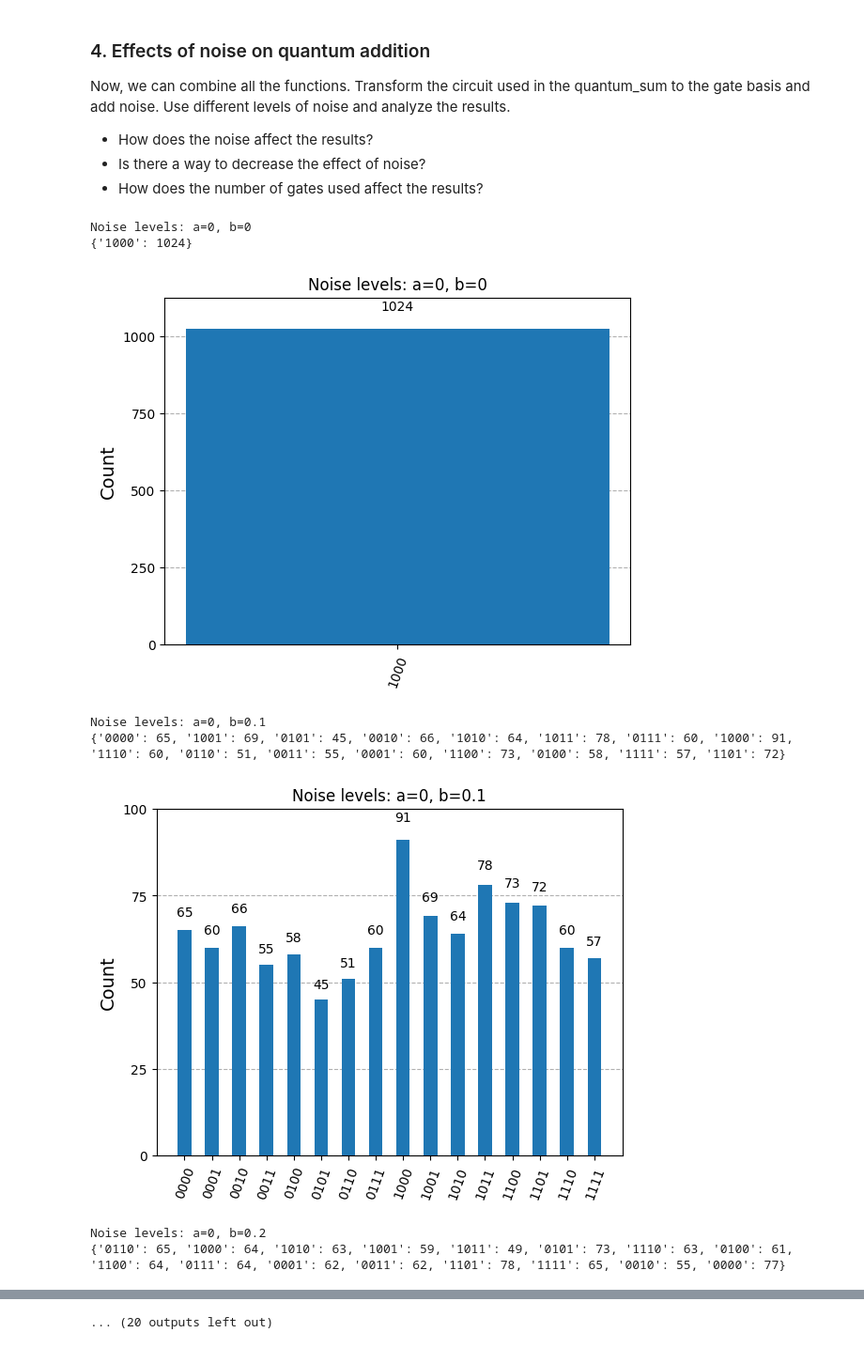
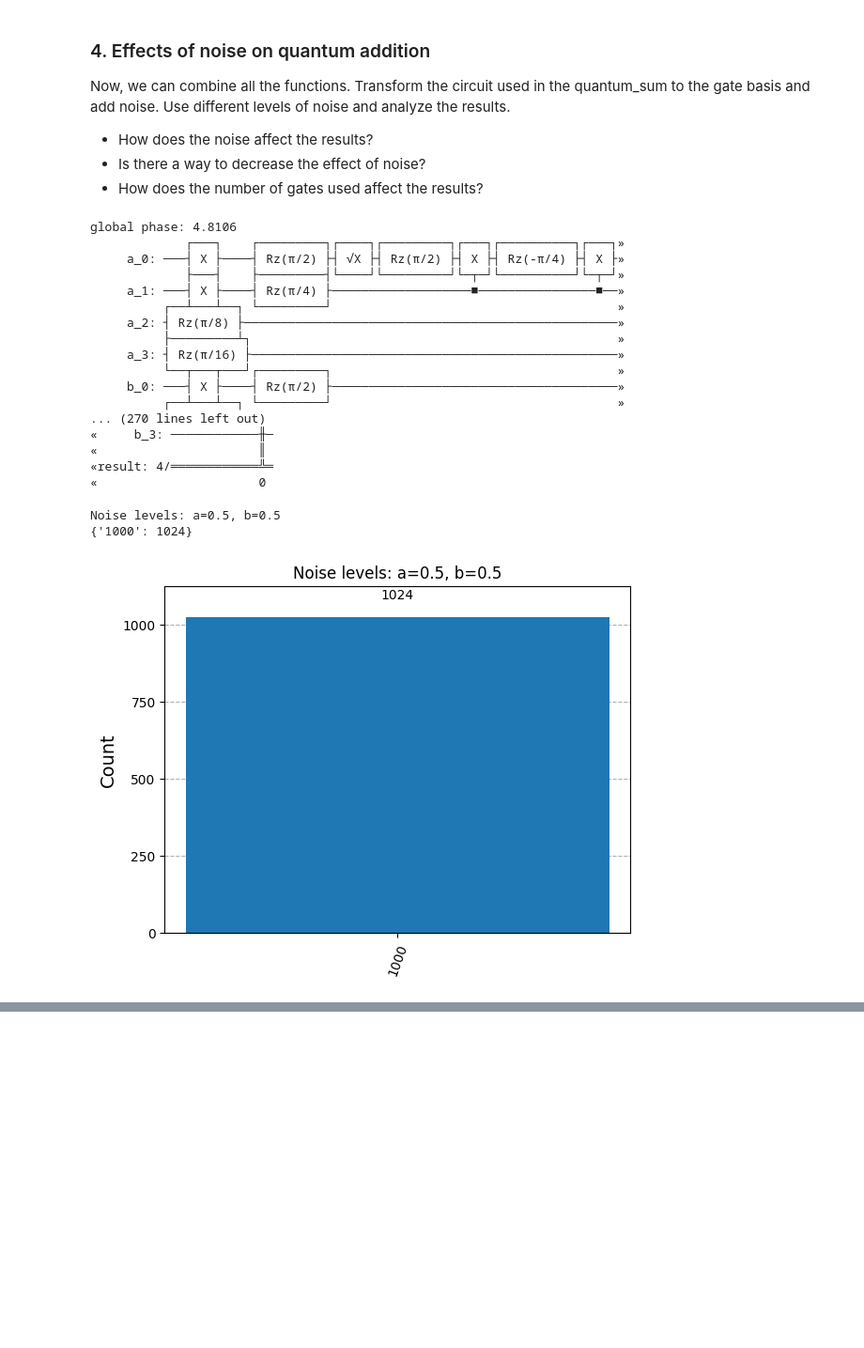
Before and after one commit to awshaffar/QOSF-Mentorship-Program-Screening-Tasks, a Jupyter notebook: Screening Task.ipynb, the cells around one changed output, grey strips where cells are left out. Shown: that part at 94% size. Saved outputs shown, nothing was run; the diff lists cells and outputs as text; code cells hidden in the pictures; blank space fills up the shorter version.

Commit message:
debug noise function

```diff
--- a/Screening Task.ipynb
+++ b/Screening Task.ipynb
@@ -51,3 +31,34 @@ def add_noise(a, b, quantum_circuit):
+# %%
+def add_pauli_noise(a, b, circuit):
+    noisy_circuit = circuit.copy()
+    paulis = ['x', 'y', 'z']
+
+    for idx, instr in enumerate(circuit.data):
+        # gate = instr.operation.name
+        # qubits = instr.qubits
+        gate = instr[0].name
+        qubits = instr[1]
+        if gate in ['cx', 'cz', 'swap', 'ccx']:  # Two-qubit gates
+            prob = b
+        elif len(qubits) == 1:  # One-qubit gates
+            prob = a
+        else:
+            prob = 0  # For other cases, no noise
+
+        if random.random() < prob:
+            # Choose a random Pauli operator
+            pauli = random.choice(paulis)
+            q = qubits[0]
+            noisy_circuit.rx(random.uniform(0, 2*3.1415), q)  # Example modification
+            # Alternatively, use the actual Pauli gates
+            if pauli == 'x':
+                noisy_circuit.x(q)
+            elif pauli == 'y':
+                noisy_circuit.y(q)
+            elif pauli == 'z':
+                noisy_circuit.z(q)
+
+    return noisy_circuit
 # %% [markdown]
 ### 2. Gate Basis
 Quantum computers can implement only a set of gates that, with transformations, can represent any other possible gate. This set of gates is called the Gate Basis of the QPU. Build a function that transforms a general Quantum Circuit to the following gate basis: `{CX,ID,RZ,SX,X}`
@@ -170,37 +181,54 @@ Now, we can combine all the functions. Transform the circuit used in the quantum
 def analyze_quantum_addition(a, b, num_a, num_b, n):
     qc = quantum_sum(num_a, num_b, n)
     transformed_qc = transform_to_basis(qc)
-    noise_model = add_noise(a, b, transformed_qc)
+    noisy_qc = add_pauli_noise(a, b, transformed_qc)
 
     # Simulate the circuit with noise
     simulator = AerSimulator()
-    transpiled_qc = transpile(transformed_qc, simulator)
-    result = simulator.run(transpiled_qc, noise_model=noise_model, shots=1024).result()
+    transpiled_qc = transpile(noisy_qc, simulator)
+    result = simulator.run(transpiled_qc, shots=1024).result()
     counts = result.get_counts(0)
 
     return counts
+# %%
+qc = quantum_sum(3,5,4)
+transform_to_basis(qc).draw()
+# add_pauli_noise(1, 0, transformed_qc).draw()
+# %% [output]
+global phase: 4.8106
+             ┌───┐    ┌─────────┐┌────┐┌─────────┐┌───┐┌──────────┐┌───┐»
+     a_0: ───┤ X ├────┤ Rz(π/2) ├┤ √X ├┤ Rz(π/2) ├┤ X ├┤ Rz(-π/4) ├┤ X ├»
+             ├───┤    ├─────────┤└────┘└─────────┘└─┬─┘└──────────┘└─┬─┘»
+     a_1: ───┤ X ├────┤ Rz(π/4) ├───────────────────■────────────────■──»
+          ┌──┴───┴──┐ └─────────┘                                       »
+     a_2: ┤ Rz(π/8) ├───────────────────────────────────────────────────»
+          ├─────────┴┐                                                  »
+     a_3: ┤ Rz(π/16) ├──────────────────────────────────────────────────»
+          └──┬───┬───┘┌─────────┐                                       »
+     b_0: ───┤ X ├────┤ Rz(π/2) ├───────────────────────────────────────»
+          ┌──┴───┴──┐ └─────────┘                                       »
+... (270 lines left out)
+«     b_3: ────────────╫─
+«                      ║
+«result: 4/════════════╩═
+«                      0
 # %%
-a_values = [0, 0.1, 0.2, 0.3]
-b_values = [0, 0.1, 0.2, 0.3]
+a_values = [0.5]#, 0.1, 0.2, 0.3]
+b_values = [0.5]#, 0.1, 0.2, 0.3]
 num_a = 3
 num_b = 5
 n = 4  # Number of qubits to represent the numbers
 
 for a in a_values:
     for b in b_values:
         counts = analyze_quantum_addition(a, b, num_a, num_b, n)
         print(f"Noise levels: a={a}, b={b}")
         print(counts)
 
         # Plot the histogram
         plot_histogram(counts, title=f"Noise levels: a={a}, b={b}")
         plt.show()
 # %% [output]
-Noise levels: a=0, b=0
+Noise levels: a=0.5, b=0.5
 {'1000': 1024}
-[figure, old version]
+[figure, new version]
-Noise levels: a=0, b=0.1
-{'0000': 65, '1001': 69, '0101': 45, '0010': 66, '1010': 64, '1011': 78, '0111': 60, '1000': 91, '1110': 60, '0110': 51, '0011': 55, '0001': 60, '1100': 73, '0100': 58, '1111': 57, '1101': 72}
-[figure, removed]
-Noise levels: a=0, b=0.2
-{'0110': 65, '1000': 64, '1010': 63, '1001': 59, '1011': 49, '0101': 73, '1110': 63, '0100': 61, '1100': 64, '0111': 64, '0001': 62, '0011': 62, '1101': 78, '1111': 65, '0010': 55, '0000': 77}
@@ -217 +234,0 @@ Noise levels: a=0.1, b=0.1
-... (20 outputs left out)
```
Also changed, not shown: parts of 3 cells of this notebook.
